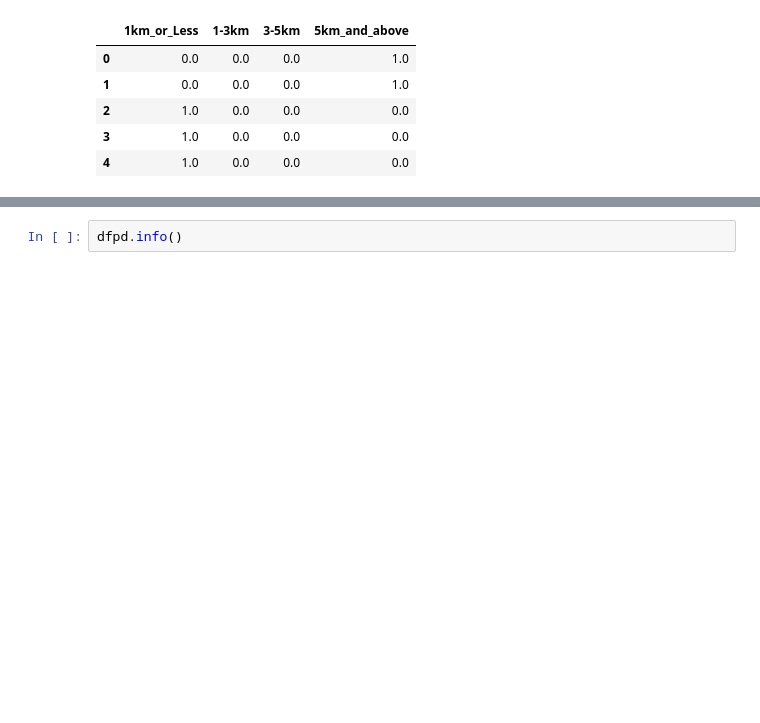
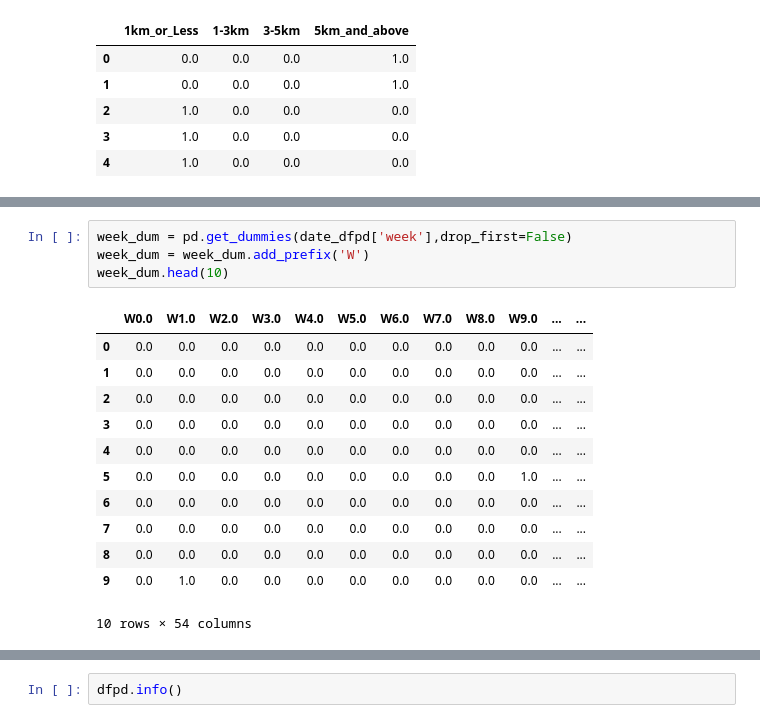
Before and after one commit to rflamenbaum/DataMining_Project1, a Jupyter notebook: HighCrime_2.ipynb, the cells around one changed output, grey strips where cells are left out. Saved outputs shown, nothing was run; the diff lists cells and outputs as text; blank space fills up the shorter version.

```diff
--- a/HighCrime_2.ipynb
+++ b/HighCrime_2.ipynb
@@ -120,0 +151,17 @@ lawDist.head()
+# %%
+week_dum = pd.get_dummies(date_dfpd['week'],drop_first=False)
+week_dum = week_dum.add_prefix('W')
+week_dum.head(10)
+# %% [output]
+|  | W0.0 | W1.0 | W2.0 | W3.0 | W4.0 | W5.0 | W6.0 | W7.0 | W8.0 | W9.0 | ... | ... |
+| 0 | 0.0 | 0.0 | 0.0 | 0.0 | 0.0 | 0.0 | 0.0 | 0.0 | 0.0 | 0.0 | ... | ... |
+| 1 | 0.0 | 0.0 | 0.0 | 0.0 | 0.0 | 0.0 | 0.0 | 0.0 | 0.0 | 0.0 | ... | ... |
+| 2 | 0.0 | 0.0 | 0.0 | 0.0 | 0.0 | 0.0 | 0.0 | 0.0 | 0.0 | 0.0 | ... | ... |
+| 3 | 0.0 | 0.0 | 0.0 | 0.0 | 0.0 | 0.0 | 0.0 | 0.0 | 0.0 | 0.0 | ... | ... |
+| 4 | 0.0 | 0.0 | 0.0 | 0.0 | 0.0 | 0.0 | 0.0 | 0.0 | 0.0 | 0.0 | ... | ... |
+| 5 | 0.0 | 0.0 | 0.0 | 0.0 | 0.0 | 0.0 | 0.0 | 0.0 | 0.0 | 1.0 | ... | ... |
+| 6 | 0.0 | 0.0 | 0.0 | 0.0 | 0.0 | 0.0 | 0.0 | 0.0 | 0.0 | 0.0 | ... | ... |
+| 7 | 0.0 | 0.0 | 0.0 | 0.0 | 0.0 | 0.0 | 0.0 | 0.0 | 0.0 | 0.0 | ... | ... |
+| 8 | 0.0 | 0.0 | 0.0 | 0.0 | 0.0 | 0.0 | 0.0 | 0.0 | 0.0 | 0.0 | ... | ... |
+| 9 | 0.0 | 1.0 | 0.0 | 0.0 | 0.0 | 0.0 | 0.0 | 0.0 | 0.0 | 0.0 | ... | ... |
+10 rows × 54 columns
```
Also changed, not shown: parts of 12 cells of this notebook.
